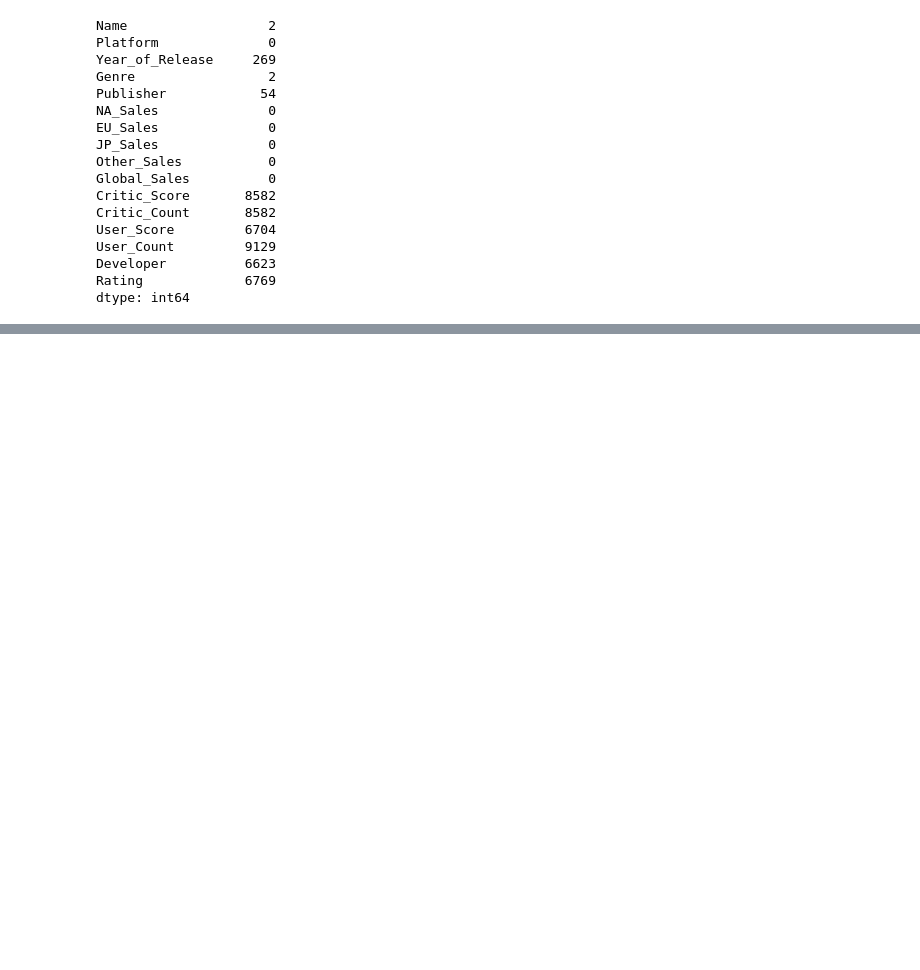
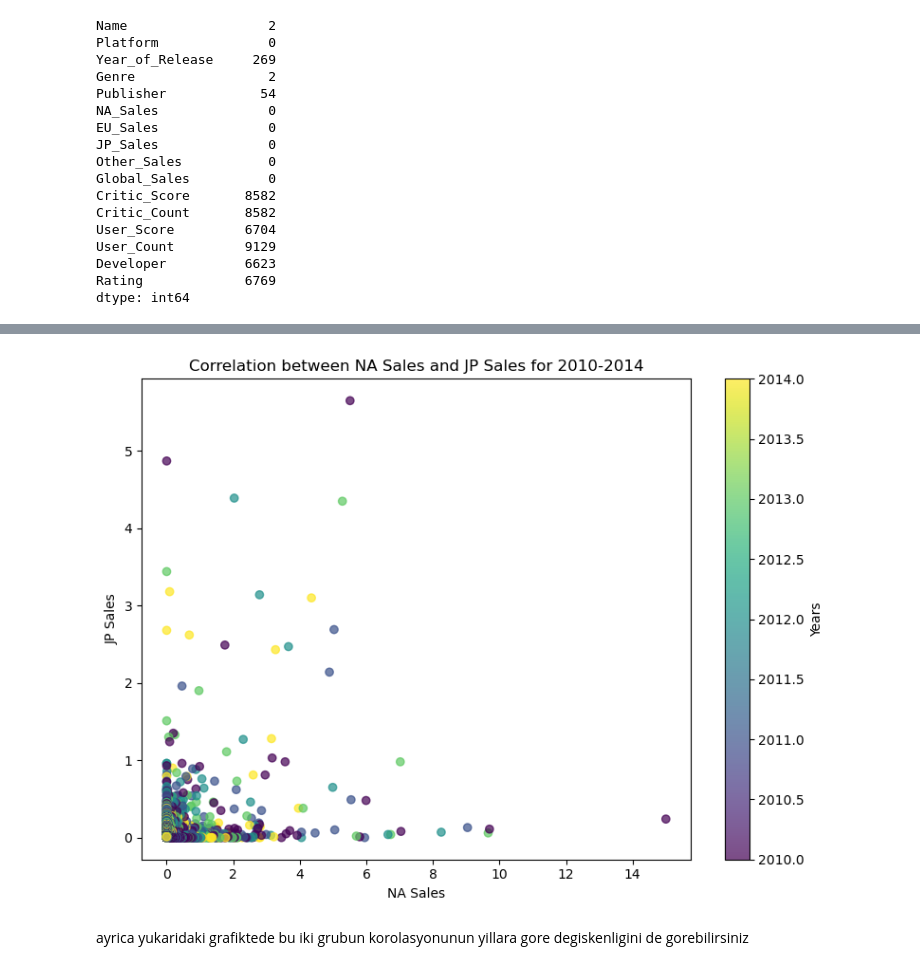
Before and after one commit to SertacBattal/HDIP_DDViz_CA1, a Jupyter notebook: SertacBattal_DVizHDip_CA1.ipynb, the cells around one changed output, grey strips where cells are left out. Cells and saved outputs as stored; diff of their text form; code cells hidden in the pictures; blank space fills up the shorter version.

```diff
--- a/SertacBattal_DVizHDip_CA1.ipynb
+++ b/SertacBattal_DVizHDip_CA1.ipynb
@@ -58,0 +106,7 @@ dtype: int64
+# %%
+# Selecting data from the years 2010-2014
+filtered_df = vgsales_df[(vgsales_df['Year_of_Release'] >= 2010) & (vgsales_df['Year_of_Release'] <= 2014)]
+
+# Calculate the correlation between the "na_sales" and "jp_sales" columns
+correlation = filtered_df['NA_Sales'].corr(filtered_df['JP_Sales'])
+correlation
@@ -58,0 +123,15 @@ dtype: int64
+# %%
+plt.figure(figsize=(8, 6))
+plt.scatter(filtered_df['NA_Sales'], filtered_df['JP_Sales'],c=filtered_df['Year_of_Release'], cmap='viridis', alpha=0.7)
+
+plt.xlabel('NA Sales')
+plt.ylabel('JP Sales')
+plt.title('Correlation between NA Sales and JP Sales for 2010-2014')
+plt.colorbar(label='Years')
+plt.tight_layout()
+
+plt.show()
+# %% [output]
+[figure, added]
+# %% [markdown]
+ayrica yukaridaki grafiktede bu iki grubun korolasyonunun yillara gore degiskenligini de gorebilirsiniz
```
Also changed, not shown: parts of 9 cells of this notebook.
